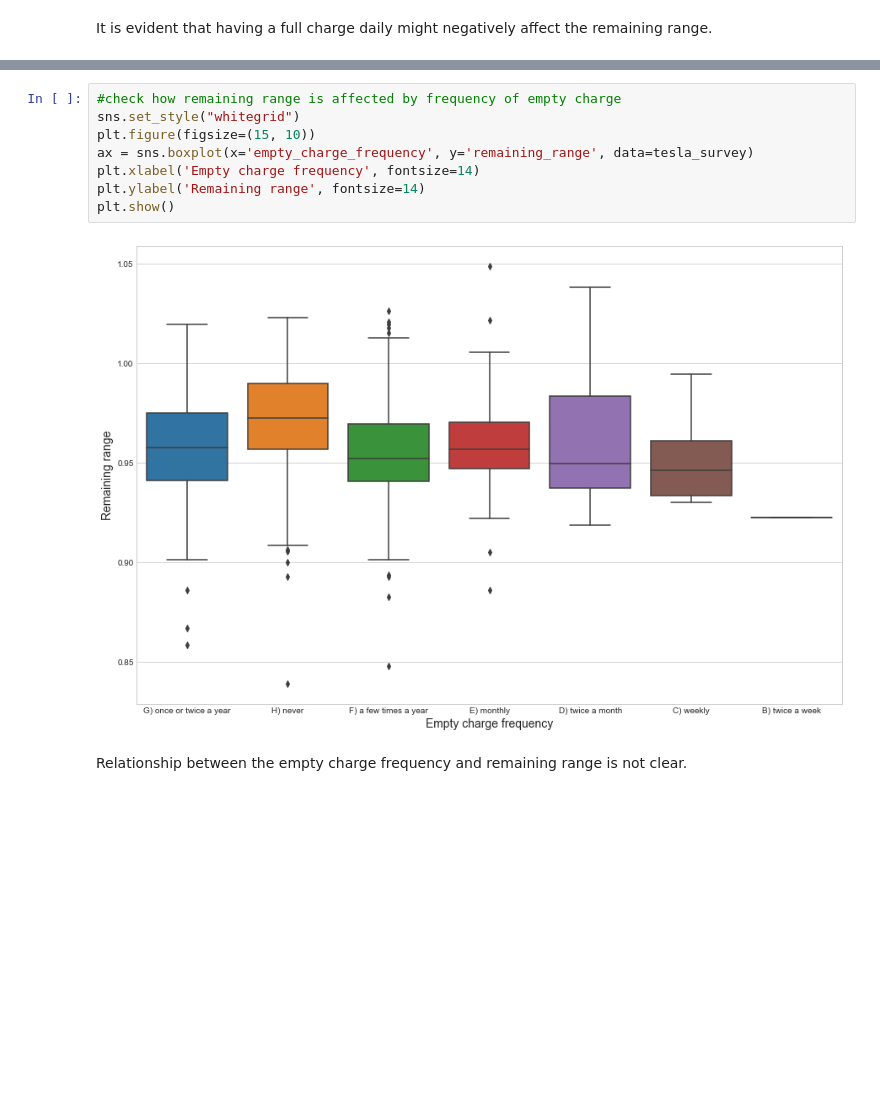
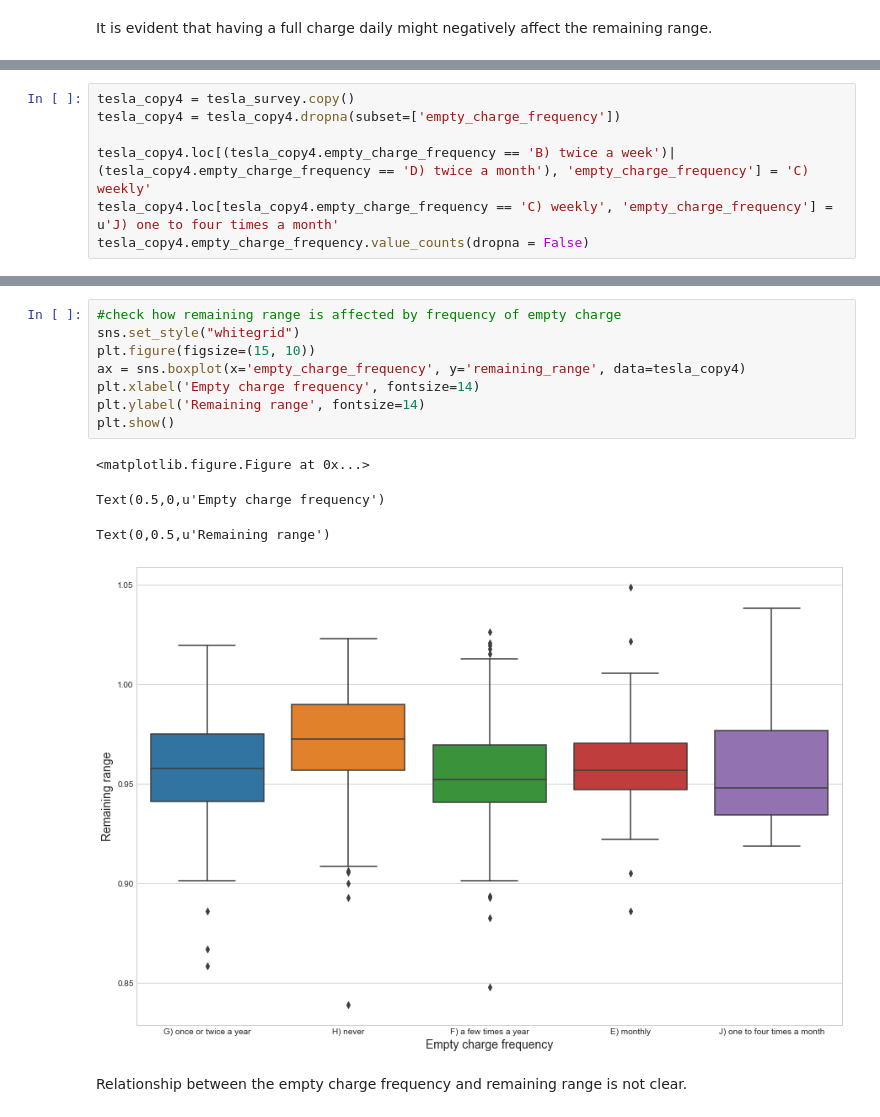
Before and after one commit to kvalentine95/capstone_data_science, a Jupyter notebook: tesla/tesla-battery-degradation.ipynb, the cells around one changed output, grey strips where cells are left out. Cells and saved outputs as stored; diff of their text form; blank space fills up the shorter version.

```diff
--- a/tesla/tesla-battery-degradation.ipynb
+++ b/tesla/tesla-battery-degradation.ipynb
@@ -641,0 +689,7 @@ It is evident that having a full charge daily might negatively affect the remain
+# %%
+tesla_copy4 = tesla_survey.copy()
+tesla_copy4 = tesla_copy4.dropna(subset=['empty_charge_frequency'])
+
+tesla_copy4.loc[(tesla_copy4.empty_charge_frequency == 'B) twice a week')| (tesla_copy4.empty_charge_frequency == 'D) twice a month'), 'empty_charge_frequency'] = 'C) weekly'
+tesla_copy4.loc[tesla_copy4.empty_charge_frequency == 'C) weekly', 'empty_charge_frequency'] = u'J) one to four times a month'
+tesla_copy4.empty_charge_frequency.value_counts(dropna = False)
@@ -642,13 +716,16 @@ It is evident that having a full charge daily might negatively affect the remain
 # %%
 #check how remaining range is affected by frequency of empty charge
 sns.set_style("whitegrid")
 plt.figure(figsize=(15, 10))
-ax = sns.boxplot(x='empty_charge_frequency', y='remaining_range', data=tesla_survey)
+ax = sns.boxplot(x='empty_charge_frequency', y='remaining_range', data=tesla_copy4)
 plt.xlabel('Empty charge frequency', fontsize=14)
 plt.ylabel('Remaining range', fontsize=14)
 plt.show()
 # %% [output]
+<matplotlib.figure.Figure at 0x...>
+Text(0.5,0,u'Empty charge frequency')
+Text(0,0.5,u'Remaining range')
-[figure, old version]
+[figure, new version]
 # %% [markdown]
 Relationship between the empty charge frequency and remaining range is not clear.
 # %% [markdown]
```
Also changed, not shown: parts of 64 cells of this notebook.
